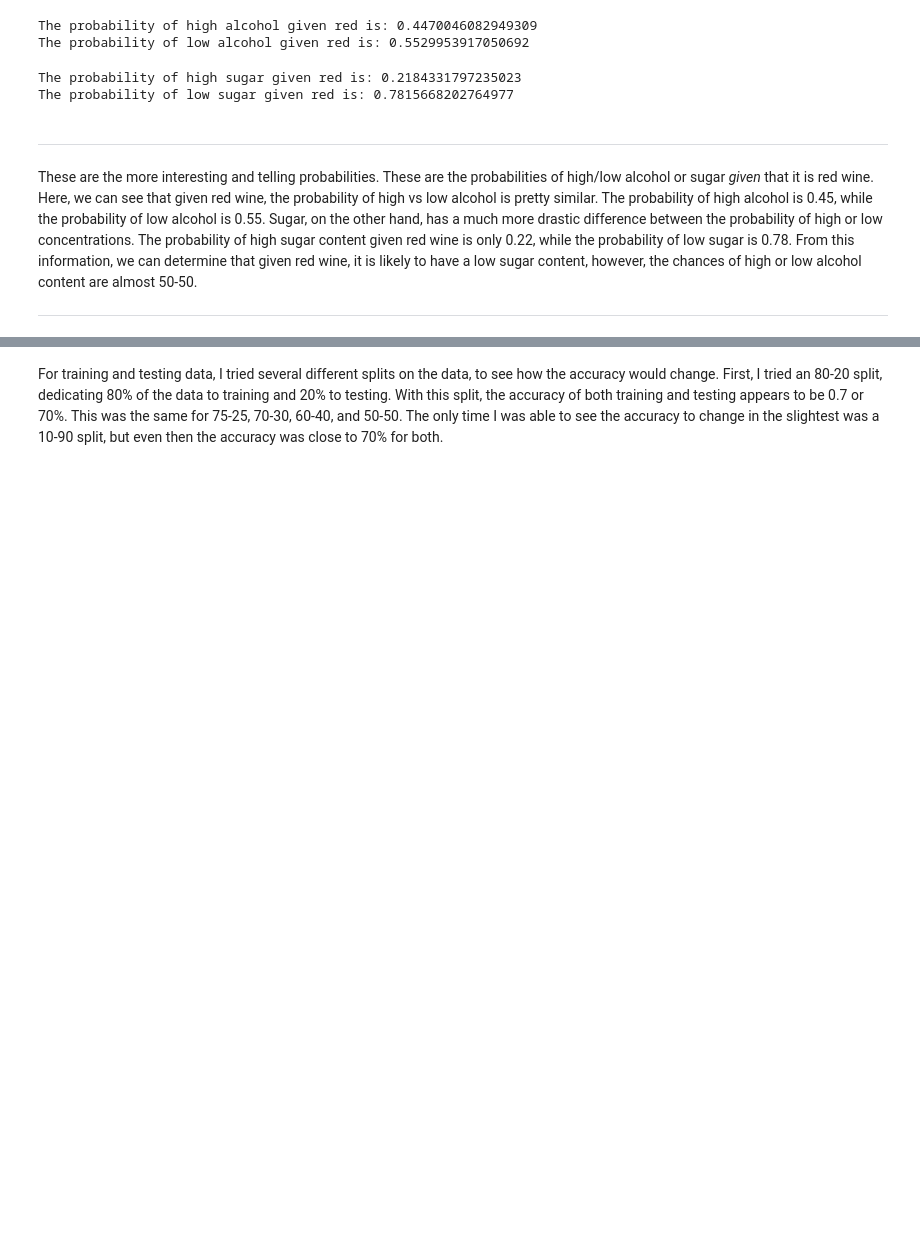
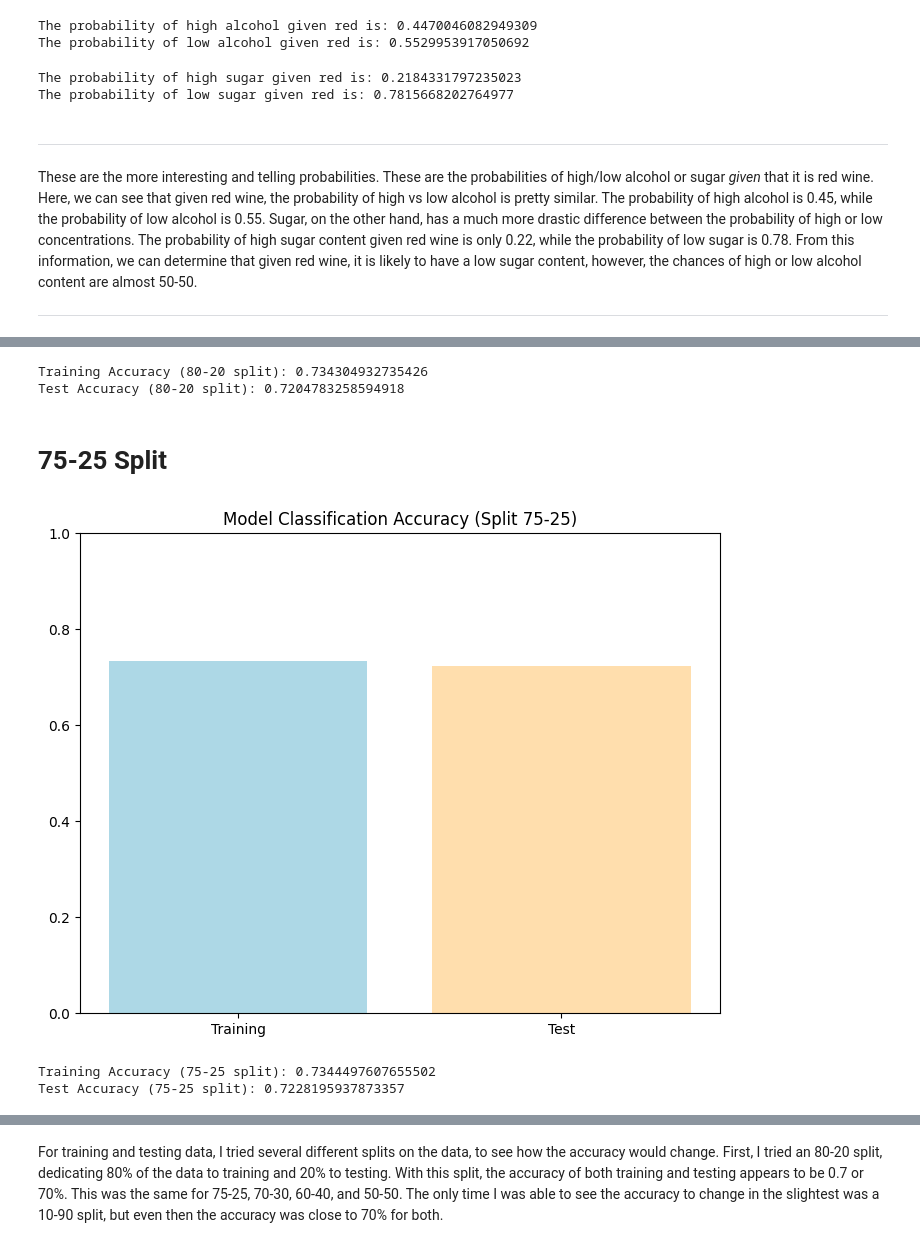
Before and after one commit to ezahner/IDS, a Jupyter notebook: HW5/Project5.ipynb, the cells around one changed output, grey strips where cells are left out. Drawn from its saved outputs; the diff is of its cells as text; code cells hidden in the pictures; blank space fills up the shorter version.

```diff
--- a/HW5/Project5.ipynb
+++ b/HW5/Project5.ipynb
@@ -359,0 +335,33 @@ plt.show()
+# %%
+print(f"Training Accuracy (80-20 split): {train_score_80_20}")
+print(f"Test Accuracy (80-20 split): {test_score_80_20}")
+# %% [output]
+Training Accuracy (80-20 split): 0.734304932735426
+Test Accuracy (80-20 split): 0.7204783258594918
+# %% [markdown]
+<h1>75-25 Split</h1>
+# %%
+# Split ratio 75-25
+X_train, X_test, y_train, y_test = train_test_split(X, y, random_state=42, shuffle=True, test_size=0.25, stratify=y)
+
+NBmodel = GaussianNB()
+NBmodel.fit(X_train, y_train)
+
+train_score_75_25 = NBmodel.score(X_train, y_train)
+test_score_75_25 = NBmodel.score(X_test, y_test)
+
+labels = ["Training", "Test"]
+fig = plt.figure()
+ax = fig.add_axes([0, 0, 1, 1])
+ax.set_title('Model Classification Accuracy (Split 75-25)')
+ax.bar(labels, [train_score_75_25, test_score_75_25], color=["lightblue", "navajowhite"])
+ax.set_ylim(0, 1)
+plt.show()
+# %% [output]
+[figure, added]
+# %%
+print(f"Training Accuracy (75-25 split): {train_score_75_25}")
+print(f"Test Accuracy (75-25 split): {test_score_75_25}")
+# %% [output]
+Training Accuracy (75-25 split): 0.7344497607655502
+Test Accuracy (75-25 split): 0.7228195937873357
```
Also changed, not shown: parts of 18 cells of this notebook.
